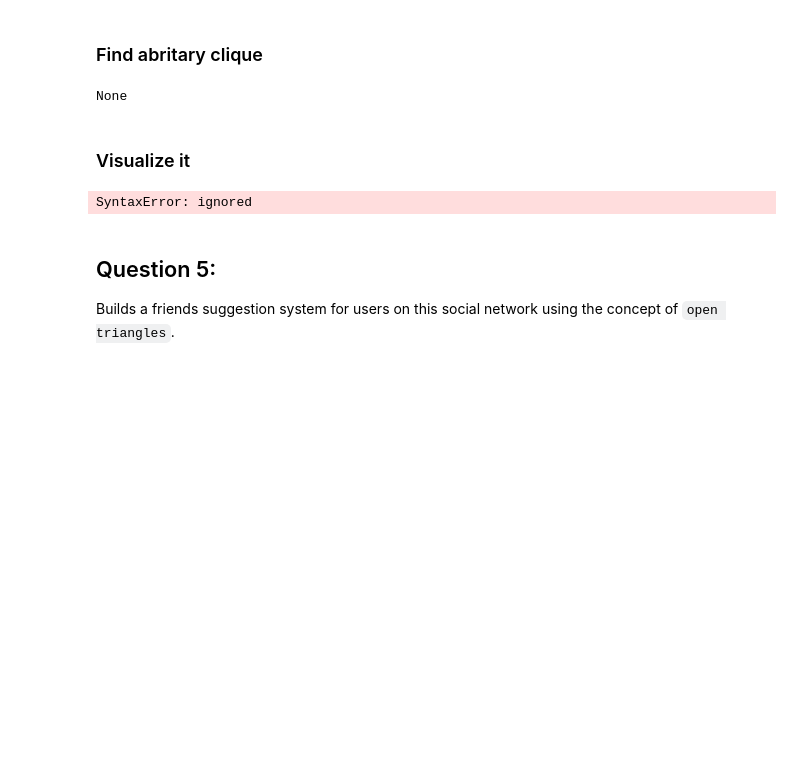
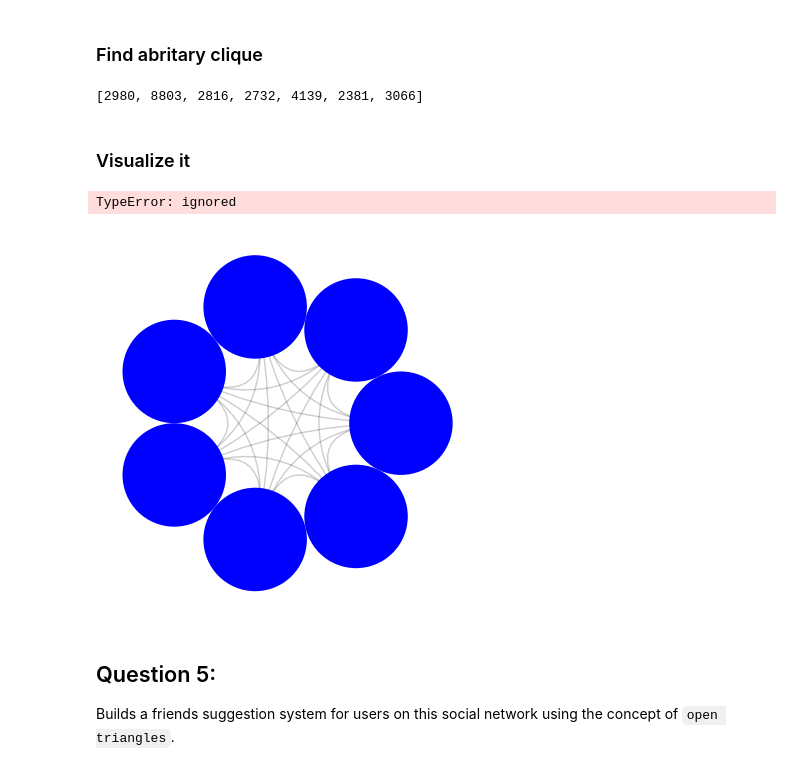
Before and after one commit to Kowalski31/Social_Network_Analysis, a Jupyter notebook: 19120689_lab_01.ipynb, the cells around one changed output. Drawn from its saved outputs; the diff is of its cells as text; code cells hidden in the pictures; blank space fills up the shorter version.

```diff
--- a/19120689_lab_01.ipynb
+++ b/19120689_lab_01.ipynb
@@ -233,6 +233,14 @@ def find_abritary_clique(G):
     '''
 
     #YOUR CODE HERE
+    mcs = []
+    for clique in list(nx.find_cliques(G)):
+      if len(clique) >= 3:
+        mcs.append(clique)
+
+    random.shuffle(mcs)
+
+    return random.choice(mcs[:50])
 # %% [markdown]
 ### Find abritary clique
 # %%
@@ -240,20 +248,27 @@ def find_abritary_clique(G):
 abritary_clique = find_abritary_clique(G)
 print(abritary_clique)
 # %% [output]
-None
+[2980, 8803, 2816, 2732, 4139, 2381, 3066]
 # %% [markdown]
 ### Visualize it
 # %%
 # Create subgraph from above abritary clique
-G_ac = #YOUR CODE HERE
+G_ac = G.subgraph(abritary_clique)
 
 # Creat CircosPlot
 #YOUR CODE HERE
+from nxviz import CircosPlot
+for n, d in G_ac.nodes(data=True):
+  G_ac.nodes[n]['degree'] = nx.degree(G_ac, n)
 
 # Visualize
 #YOUR CODE HERE
+c = CircosPlot(G_ac, node_order='degree')
+c.draw()
+plt.show()
 # %% [output]
-SyntaxError: ignored
+TypeError: ignored
+[figure, added]
 # %% [markdown]
 ## Question 5:
 Builds a friends suggestion system for users on this social network using the concept of `open triangles`.
```
